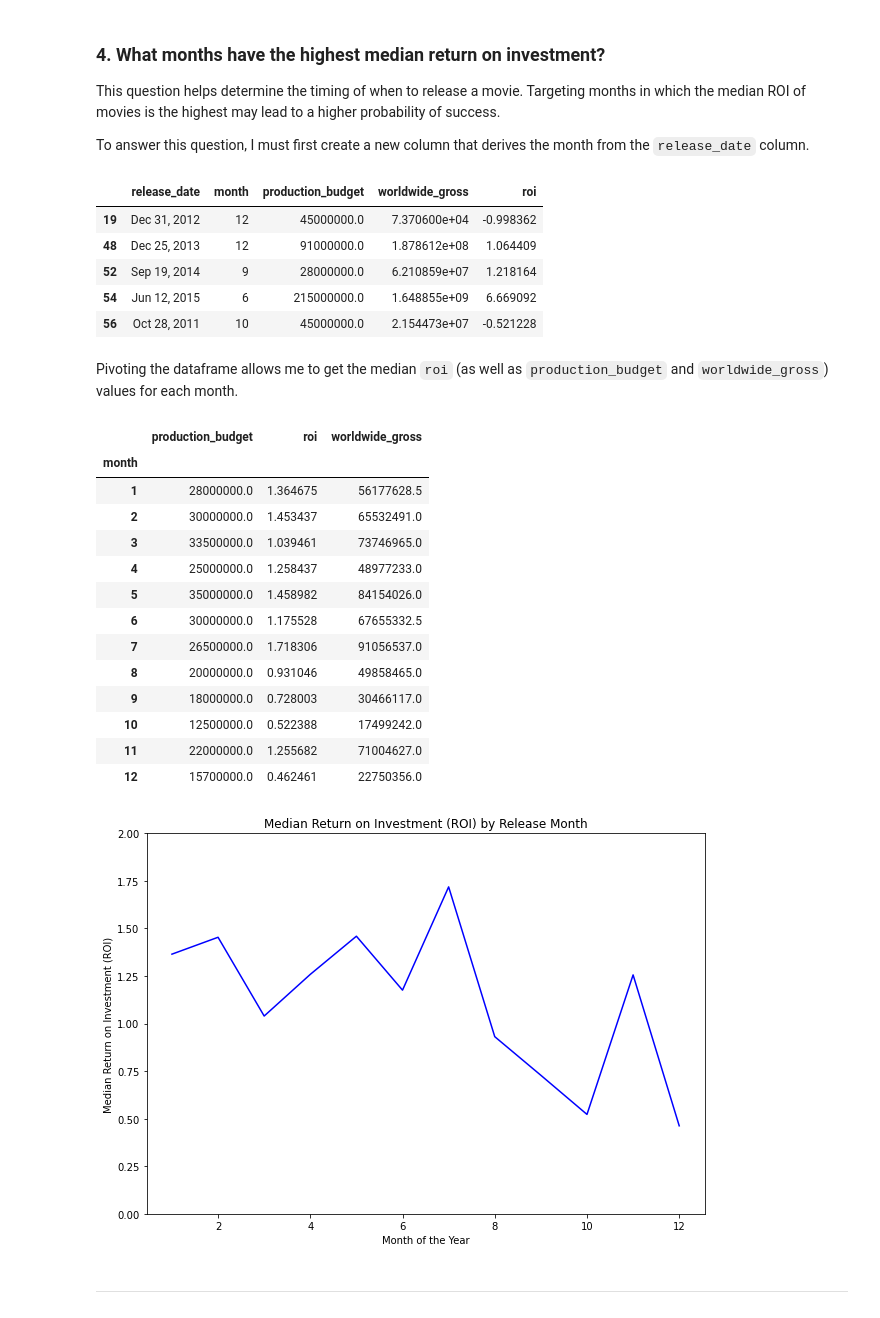
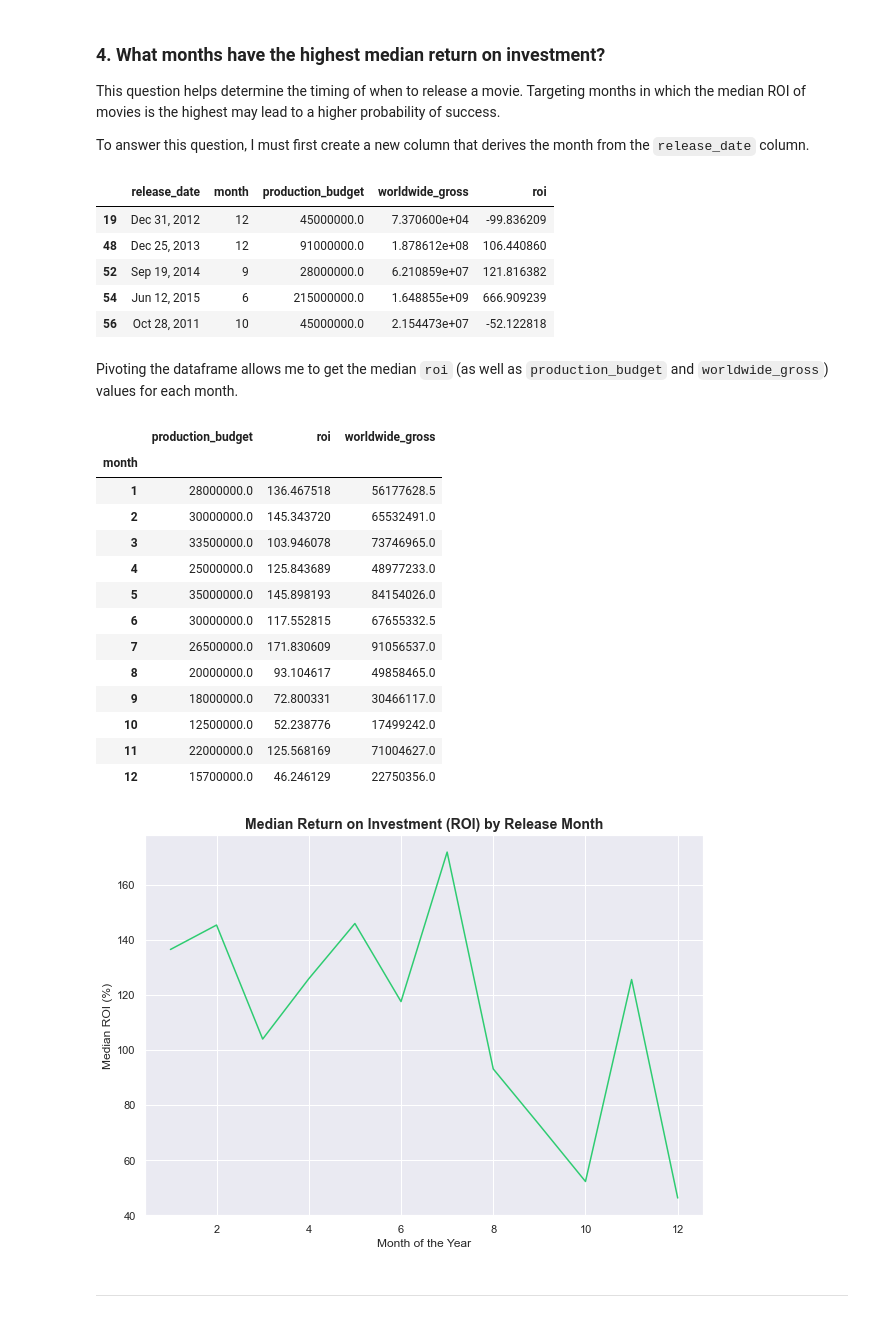
Before and after one commit to tjkyner/flatiron-ds-phase-1-project, a Jupyter notebook: notebooks/analysis.ipynb, the cells around one changed output. Saved outputs shown, nothing was run; the diff lists cells and outputs as text; code cells hidden in the pictures.

```diff
--- a/notebooks/analysis.ipynb
+++ b/notebooks/analysis.ipynb
@@ -23,6 +23,11 @@ df_tn_movie_budgets = pd.read_csv('../data/cleaned/df_cleaned_tn_movie_budgets.c
 
 # Consolidated dataframe
 df_merged_final = pd.read_csv('../data/cleaned/df_merged_final.csv')
+# %%
+# Setting global styling parameters
+sns.set_theme()
+plt.rcParams['axes.titleweight'] = 'bold'
+plt.rcParams['axes.titlesize'] = 14.0
 # %% [markdown]
 ---
 # %% [markdown]
@@ -209,7 +229,7 @@ This question helps determine the timing of when to release a movie. Targeting m
 To answer this question, I must first create a new column that derives the month from the `release_date` column.
 # %%
 df_release_dates = df_merged_final[['release_date', 'production_budget', 'worldwide_gross']].dropna()
-df_release_dates['roi'] = (df_release_dates['worldwide_gross'] / df_release_dates['production_budget']) - 1
+df_release_dates['roi'] = ((df_release_dates['worldwide_gross'] / df_release_dates['production_budget']) - 1) * 100
 
 months = lambda x: int(datetime.strptime(x, '%b %d, %Y').strftime('%m'))
 df_release_dates.insert(loc=1, column='month', value=df_release_dates['release_date'].apply(months))
@@ -217,11 +237,11 @@ df_release_dates.insert(loc=1, column='month', value=df_release_dates['release_d
 df_release_dates.head()
 # %% [output]
 |  | release_date | month | production_budget | worldwide_gross | roi |
-| 19 | Dec 31, 2012 | 12 | 45000000.0 | 7.370600e+04 | -0.998362 |
-| 48 | Dec 25, 2013 | 12 | 91000000.0 | 1.878612e+08 | 1.064409 |
-| 52 | Sep 19, 2014 | 9 | 28000000.0 | 6.210859e+07 | 1.218164 |
-| 54 | Jun 12, 2015 | 6 | 215000000.0 | 1.648855e+09 | 6.669092 |
-| 56 | Oct 28, 2011 | 10 | 45000000.0 | 2.154473e+07 | -0.521228 |
+| 19 | Dec 31, 2012 | 12 | 45000000.0 | 7.370600e+04 | -99.836209 |
+| 48 | Dec 25, 2013 | 12 | 91000000.0 | 1.878612e+08 | 106.440860 |
+| 52 | Sep 19, 2014 | 9 | 28000000.0 | 6.210859e+07 | 121.816382 |
+| 54 | Jun 12, 2015 | 6 | 215000000.0 | 1.648855e+09 | 666.909239 |
+| 56 | Oct 28, 2011 | 10 | 45000000.0 | 2.154473e+07 | -52.122818 |
 # %% [markdown]
 Pivoting the dataframe allows me to get the median `roi` (as well as `production_budget` and `worldwide_gross`) values for each month.
 # %%
@@ -230,33 +250,37 @@ df_pivot
 # %% [output]
 |  | production_budget | roi | worldwide_gross |
 | month |  |  |  |
-| 1 | 28000000.0 | 1.364675 | 56177628.5 |
-| 2 | 30000000.0 | 1.453437 | 65532491.0 |
-| 3 | 33500000.0 | 1.039461 | 73746965.0 |
-| 4 | 25000000.0 | 1.258437 | 48977233.0 |
-| 5 | 35000000.0 | 1.458982 | 84154026.0 |
-| 6 | 30000000.0 | 1.175528 | 67655332.5 |
-| 7 | 26500000.0 | 1.718306 | 91056537.0 |
-| 8 | 20000000.0 | 0.931046 | 49858465.0 |
-| 9 | 18000000.0 | 0.728003 | 30466117.0 |
-| 10 | 12500000.0 | 0.522388 | 17499242.0 |
-| 11 | 22000000.0 | 1.255682 | 71004627.0 |
-| 12 | 15700000.0 | 0.462461 | 22750356.0 |
+| 1 | 28000000.0 | 136.467518 | 56177628.5 |
+| 2 | 30000000.0 | 145.343720 | 65532491.0 |
+| 3 | 33500000.0 | 103.946078 | 73746965.0 |
+| 4 | 25000000.0 | 125.843689 | 48977233.0 |
+| 5 | 35000000.0 | 145.898193 | 84154026.0 |
+| 6 | 30000000.0 | 117.552815 | 67655332.5 |
+| 7 | 26500000.0 | 171.830609 | 91056537.0 |
+| 8 | 20000000.0 | 93.104617 | 49858465.0 |
+| 9 | 18000000.0 | 72.800331 | 30466117.0 |
+| 10 | 12500000.0 | 52.238776 | 17499242.0 |
+| 11 | 22000000.0 | 125.568169 | 71004627.0 |
+| 12 | 15700000.0 | 46.246129 | 22750356.0 |
 # %%
-# Plotting the data
 fig, ax = plt.subplots(figsize=(10, 7))
+
+# Styling
 ax.set_title('Median Return on Investment (ROI) by Release Month')
-ax.set_ylabel('Median Return on Investment (ROI)')
-ax.set_ylim(0, 2)
+ax.set_ylabel('Median ROI (%)')
 ax.set_xlabel('Month of the Year')
 
+# Plotting
 sns.lineplot(
     x=df_pivot.index,
     y=df_pivot['roi'],
-    color='blue'
-);
+    color='#2ecc71'
+)
+
+# Saving image
+plt.savefig('../images/median_roi_month.png')
 # %% [output]
-[figure, old version]
+[figure, new version]
 # %% [markdown]
 ---
 # %% [markdown]
```
Also changed, not shown: parts of 5 cells of this notebook, 4 other files.
